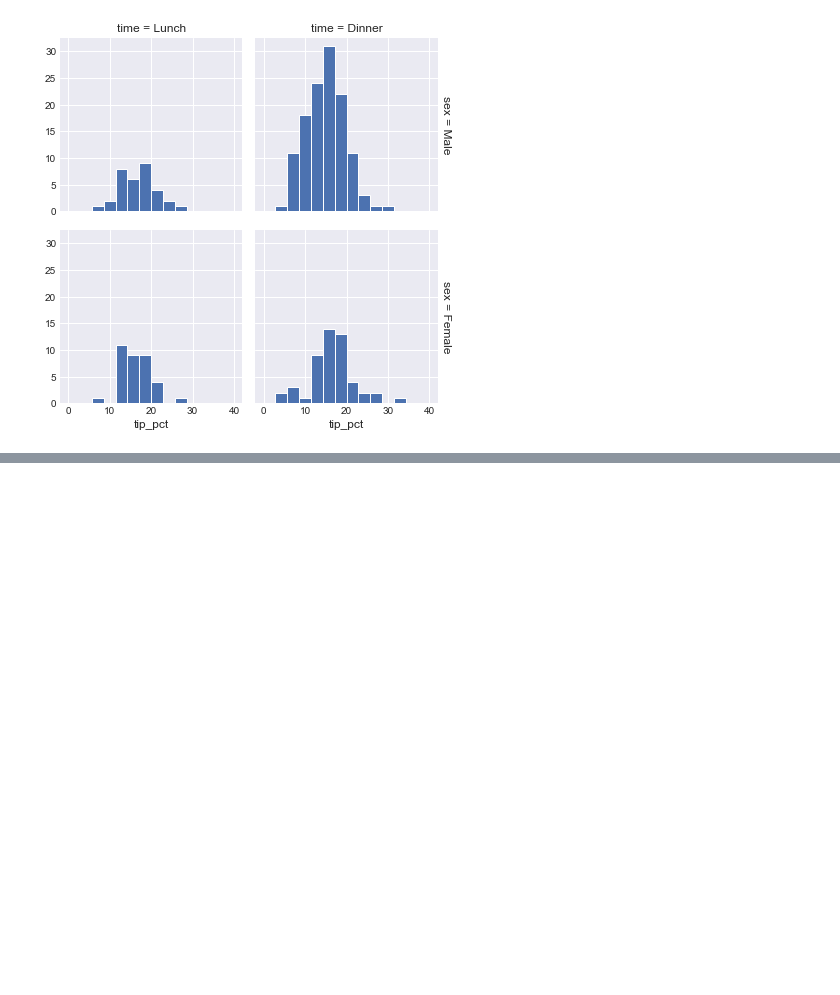
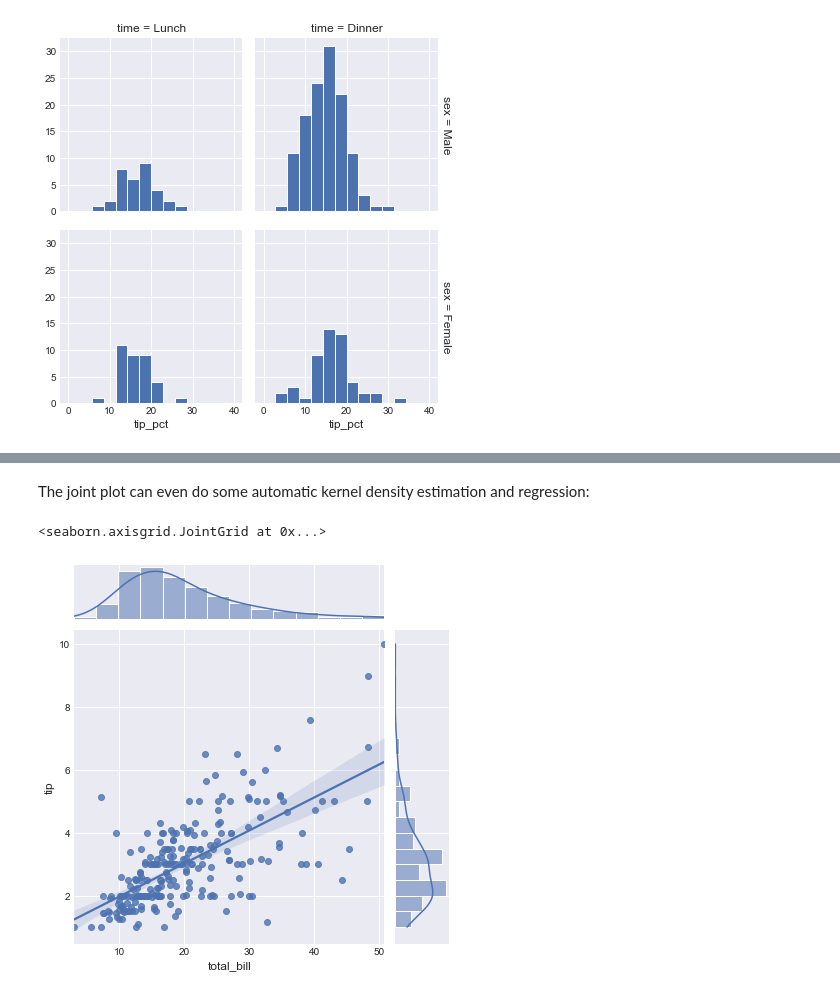
Before and after one commit to jackyhuynh/Data_Visualization_using_Python_Seaborn, a Jupyter notebook: Untitled.ipynb, the cells around one changed output, grey strips where cells are left out. Saved outputs shown, nothing was run; the diff lists cells and outputs as text; code cells hidden in the pictures; blank space fills up the shorter version.

```diff
--- a/Untitled.ipynb
+++ b/Untitled.ipynb
@@ -458,0 +473,7 @@ Factor plots can be useful for this kind of visualization as well. This allows y
+# %% [markdown]
+The joint plot can even do some automatic kernel density estimation and regression:
+# %%
+sns.jointplot("total_bill", "tip", data=tips, kind='reg')
+# %% [output]
+<seaborn.axisgrid.JointGrid at 0x...>
+[figure, added]
```
Also changed, not shown: parts of 10 cells of this notebook, 1 other file.
